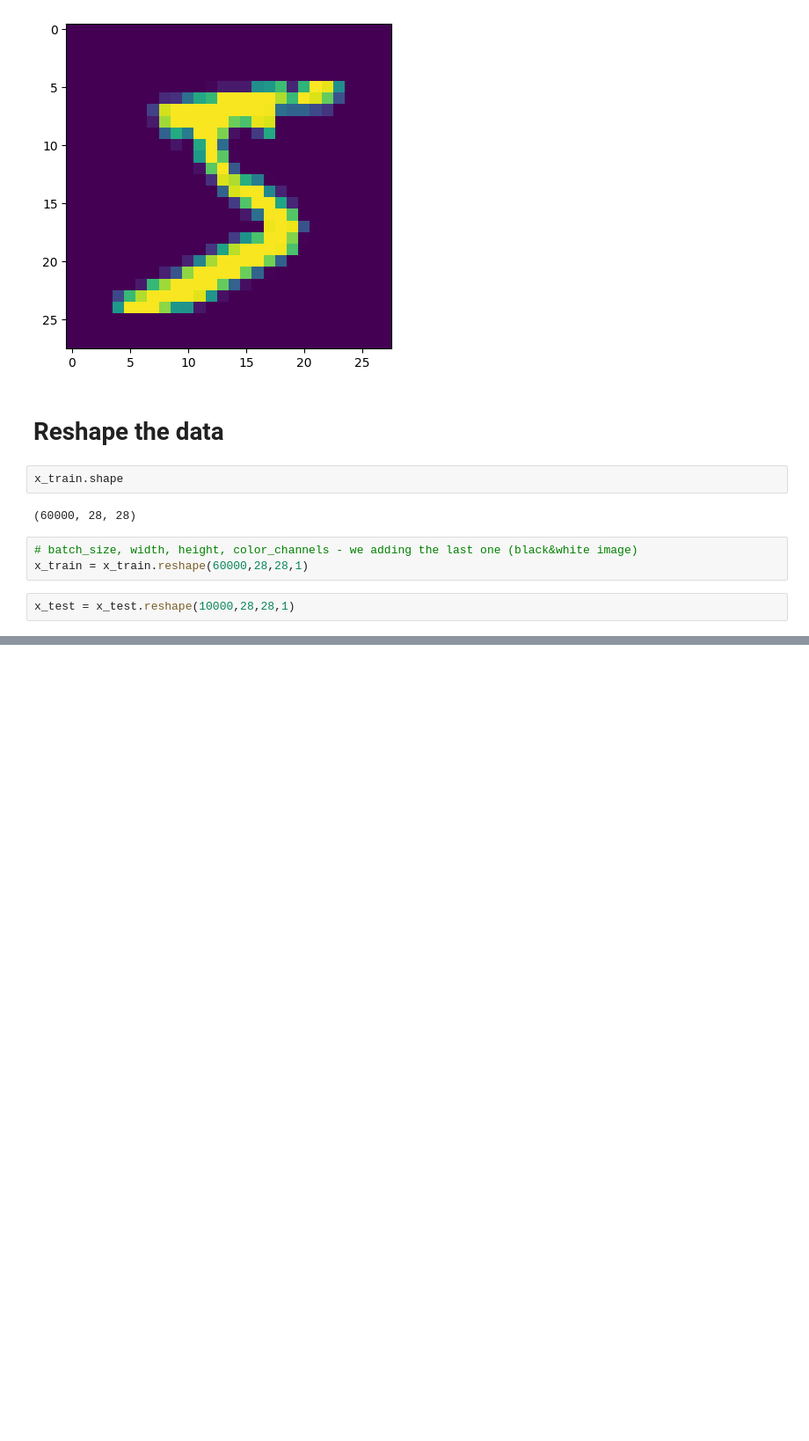
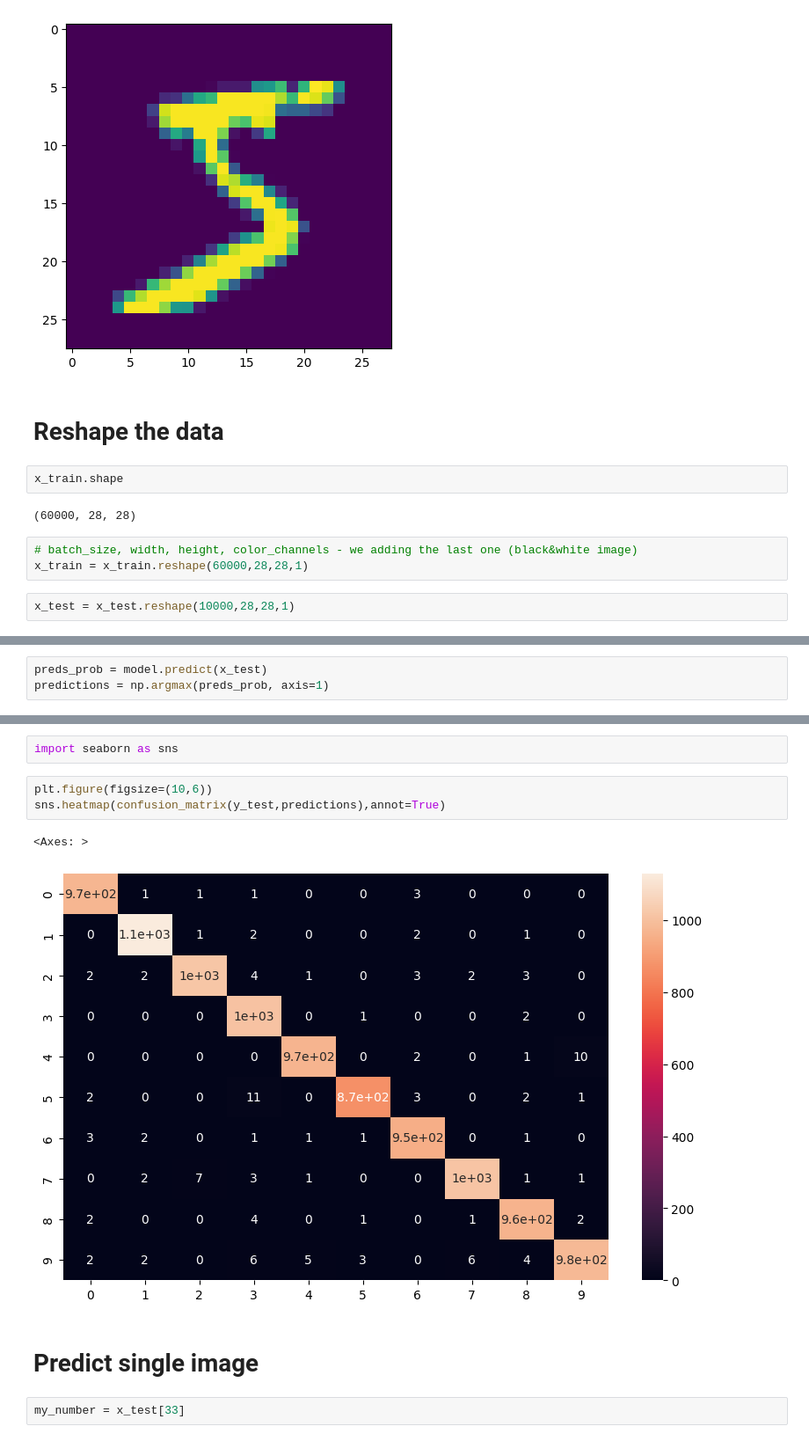
Before and after one commit to o-bissing/TF_Udemy, a Jupyter notebook: CNN_on_MNIST.ipynb, the cells around one changed output, grey strips where cells are left out. Shown at 88% size. Cells and saved outputs as stored; diff of their text form; blank space fills up the shorter version.

```diff
--- a/CNN_on_MNIST.ipynb
+++ b/CNN_on_MNIST.ipynb
@@ -138,0 +206,3 @@ x_test = x_test.reshape(10000,28,28,1)
+# %%
+preds_prob = model.predict(x_test)
+predictions = np.argmax(preds_prob, axis=1)
@@ -138,0 +251,12 @@ x_test = x_test.reshape(10000,28,28,1)
+# %%
+import seaborn as sns
+# %%
+plt.figure(figsize=(10,6))
+sns.heatmap(confusion_matrix(y_test,predictions),annot=True)
+# %% [output]
+<Axes: >
+[figure, added]
+# %% [markdown]
+# Predict single image
+# %%
+my_number = x_test[33]
```
Also changed, not shown: parts of 21 cells of this notebook.
